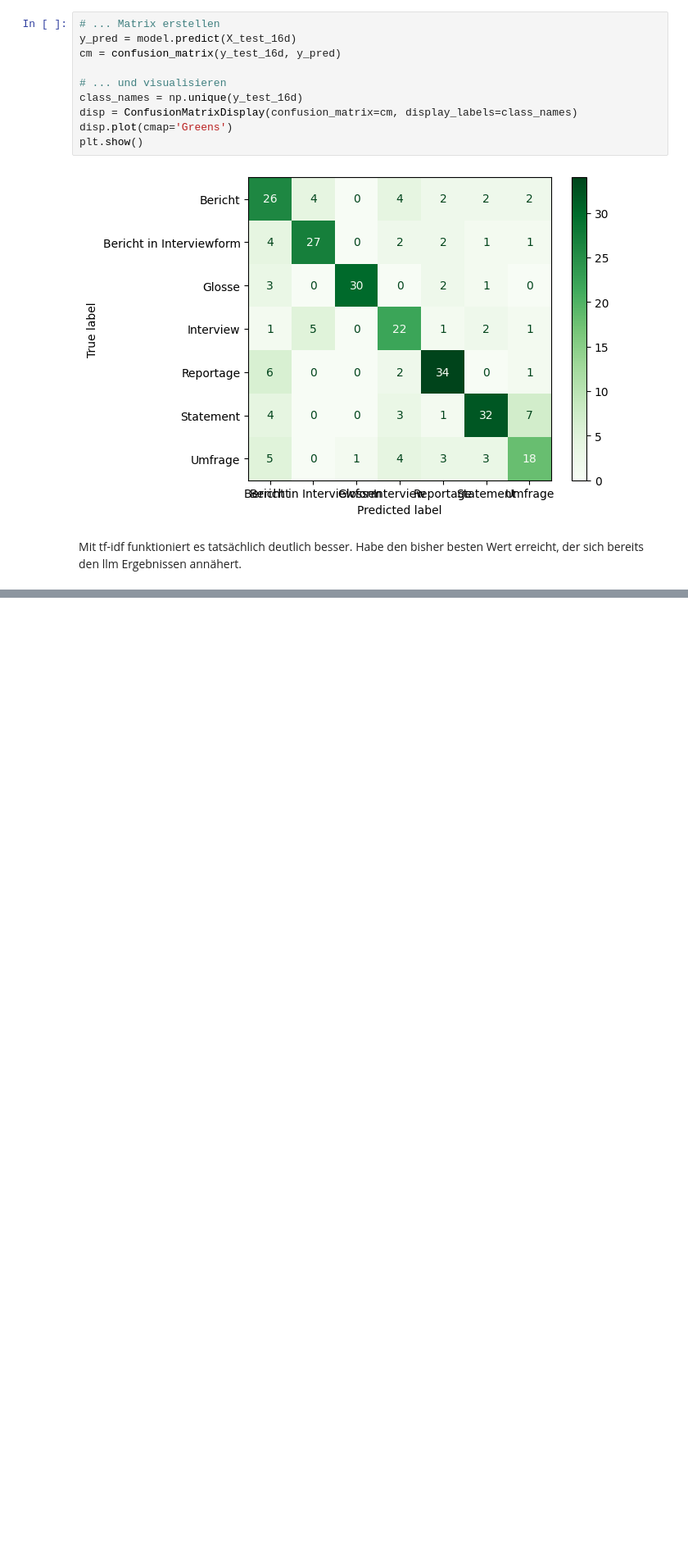
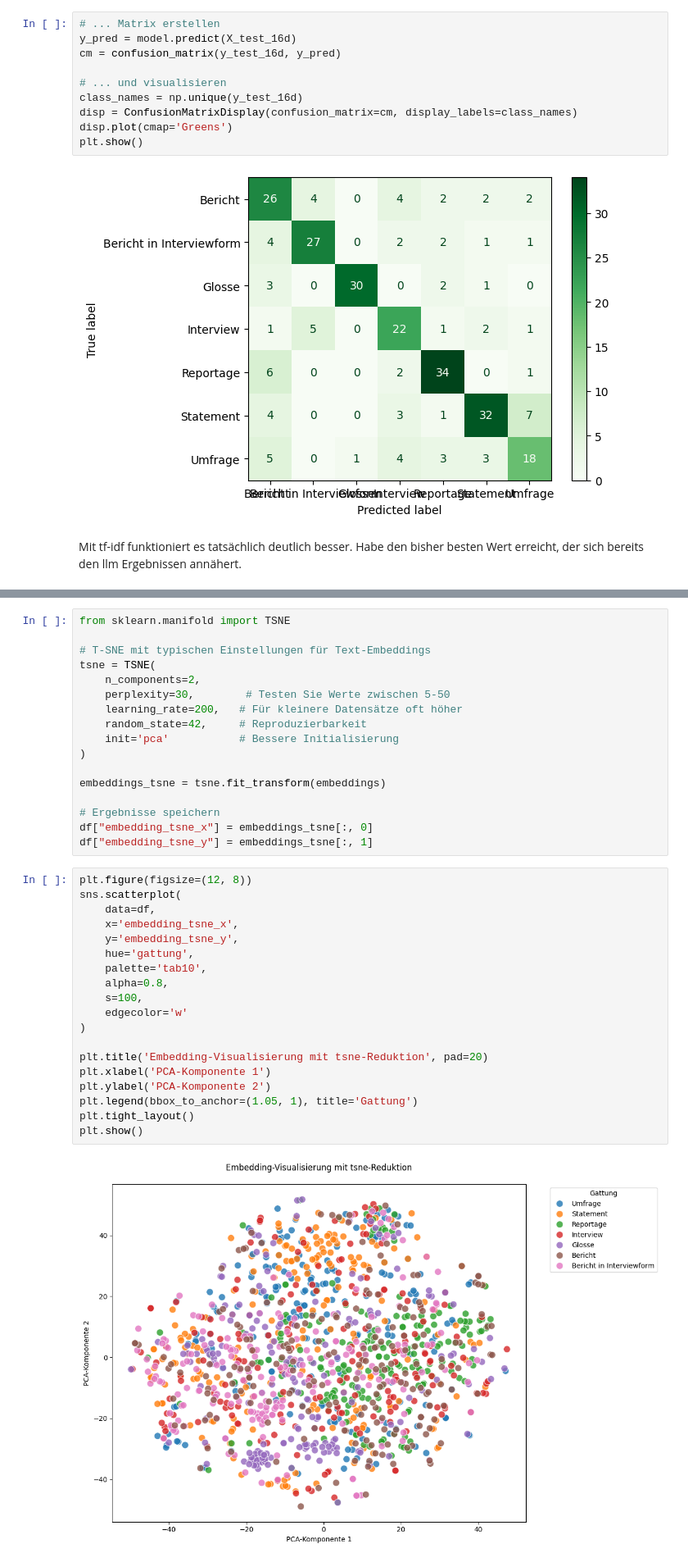
Before and after one commit to jaeniboy/nlp-genres, a Jupyter notebook: text_classification.ipynb, the cells around one changed output, grey strips where cells are left out. Shown at 82% size. Saved outputs shown, nothing was run; the diff lists cells and outputs as text; blank space fills up the shorter version.

```diff
--- a/text_classification.ipynb
+++ b/text_classification.ipynb
@@ -832,0 +908,38 @@ Bester Score: 0.6238361266294228
+# %%
+from sklearn.manifold import TSNE
+
+# T-SNE mit typischen Einstellungen für Text-Embeddings
+tsne = TSNE(
+    n_components=2,
+    perplexity=30,        # Testen Sie Werte zwischen 5-50
+    learning_rate=200,   # Für kleinere Datensätze oft höher
+    random_state=42,     # Reproduzierbarkeit
+    init='pca'           # Bessere Initialisierung
+)
+
+embeddings_tsne = tsne.fit_transform(embeddings)
+
+# Ergebnisse speichern
+df["embedding_tsne_x"] = embeddings_tsne[:, 0]
+df["embedding_tsne_y"] = embeddings_tsne[:, 1]
+# %%
+plt.figure(figsize=(12, 8))
+sns.scatterplot(
+    data=df,
+    x='embedding_tsne_x',
+    y='embedding_tsne_y',
+    hue='gattung',
+    palette='tab10',
+    alpha=0.8,
+    s=100,
+    edgecolor='w'
+)
+
+plt.title('Embedding-Visualisierung mit tsne-Reduktion', pad=20)
+plt.xlabel('PCA-Komponente 1')
+plt.ylabel('PCA-Komponente 2')
+plt.legend(bbox_to_anchor=(1.05, 1), title='Gattung')
+plt.tight_layout()
+plt.show()
+# %% [output]
+[figure, added]
```
Also changed, not shown: parts of 35 cells of this notebook.
